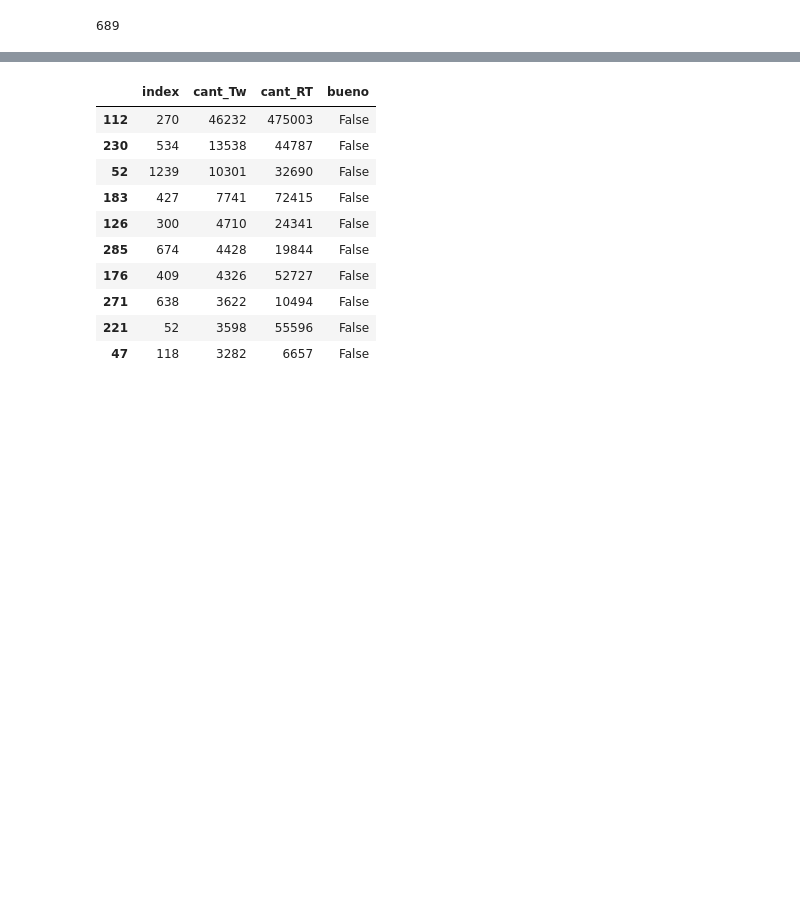
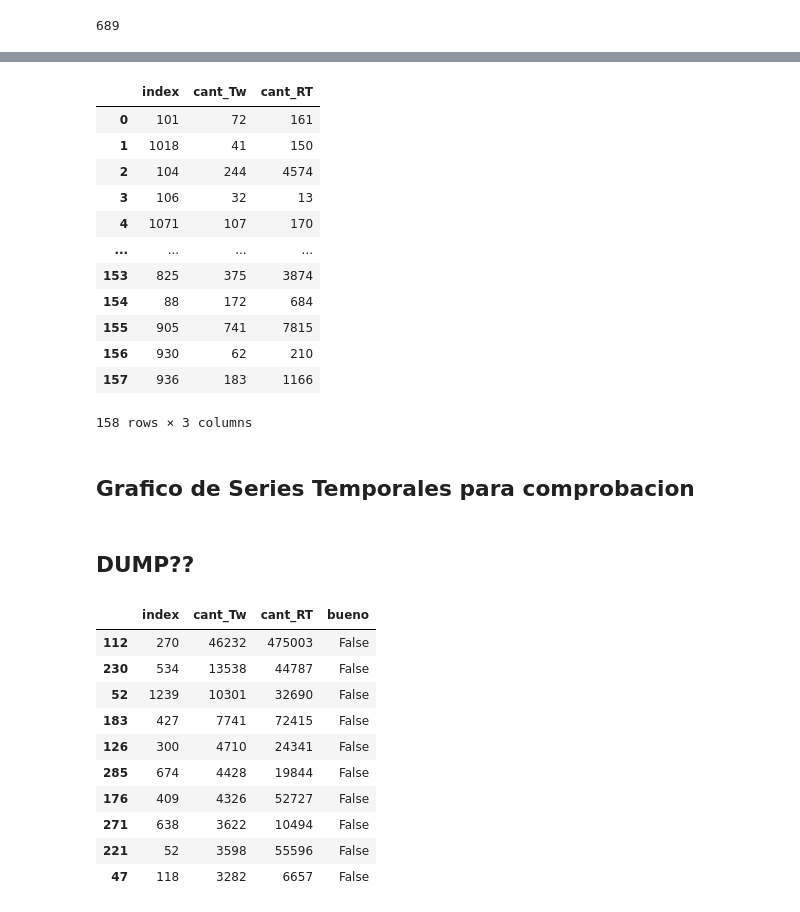
Before and after one commit to Ale-Mildiner/Tesis, a Jupyter notebook: Faiss_vect/Grafico_cant_Tw_RT.ipynb, the cells around one changed output, grey strips where cells are left out. Cells and saved outputs as stored; diff of their text form; code cells hidden in the pictures; blank space fills up the shorter version.

```diff
--- a/Faiss_vect/Grafico_cant_Tw_RT.ipynb
+++ b/Faiss_vect/Grafico_cant_Tw_RT.ipynb
@@ -170,0 +185,18 @@ len(a), len(df_bb), len(df_auto_test)
+# %%
+df_auto_test
+# %% [output]
+|  | index | cant_Tw | cant_RT |
+| 0 | 101 | 72 | 161 |
+| 1 | 1018 | 41 | 150 |
+| 2 | 104 | 244 | 4574 |
+| 3 | 106 | 32 | 13 |
+| 4 | 1071 | 107 | 170 |
+| ... | ... | ... | ... |
+| 153 | 825 | 375 | 3874 |
+| 154 | 88 | 172 | 684 |
+| 155 | 905 | 741 | 7815 |
+| 156 | 930 | 62 | 210 |
+| 157 | 936 | 183 | 1166 |
+158 rows × 3 columns
+# %% [markdown]
+## Grafico de Series Temporales para comprobacion
@@ -171,3 +259,5 @@ len(a), len(df_bb), len(df_auto_test)
+# %% [markdown]
+## DUMP??
 # %%
 df_malo.sort_values(by = 'cant_Tw', ascending=False).head(10)
 # %% [output]
```
Also changed, not shown: parts of 10 cells of this notebook.
